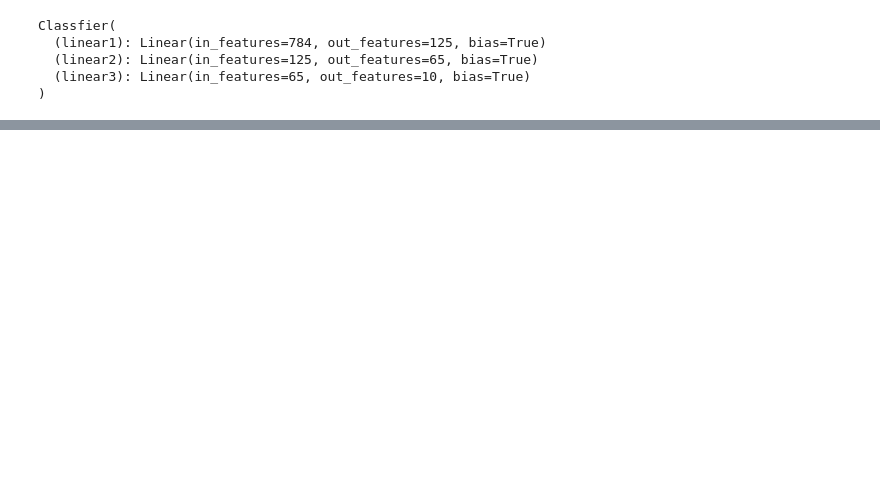
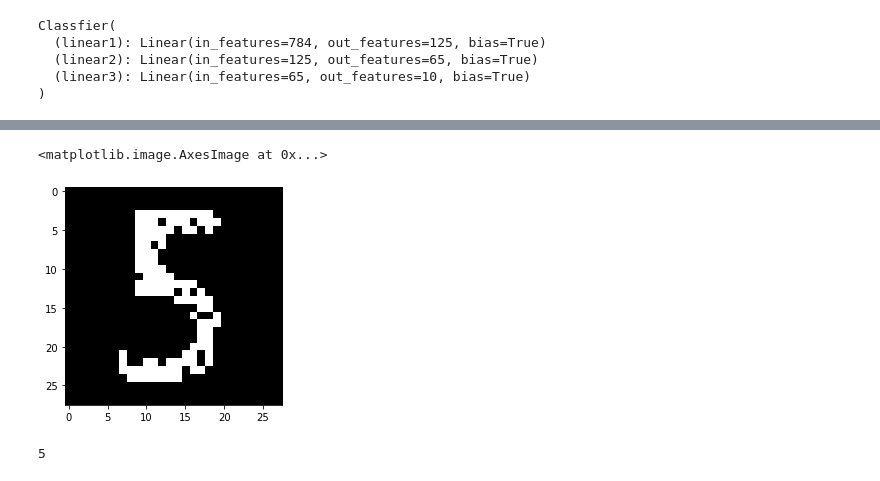
Before and after one commit to luckysouthchou/pytorch_udemy, a Jupyter notebook: MNIST.ipynb, the cells around one changed output, grey strips where cells are left out. Cells and saved outputs as stored; diff of their text form; code cells hidden in the pictures; blank space fills up the shorter version.

```diff
--- a/MNIST.ipynb
+++ b/MNIST.ipynb
@@ -145,0 +234,21 @@ plt.plot(running_correct_history, label = 'training accuracy')
+# %%
+img = PIL.ImageOps.invert(img)
+#change background color form white to black because our test data is black background, we need to confirm that
+img = img.convert('1')
+#trasnform ima from 1000 by 1000 to 28 by 28
+img = transform(img)
+#make sure to resieze image to 28 by 28 and from numpy array to tensor format
+plt.imshow(im_convert(img))
+# %% [output]
+<matplotlib.image.AxesImage at 0x...>
+[figure, added]
+# %%
+img = img.view(img.shape[0], -1)
+#1, 784(1 channel, 28 * 28), make image 1 dimentional
+output = model(img )
+#model using linear first, then using softmax to transfer the number into probabiloities, if the model is more sinple. softmax can be sigmoid function to transfer the number into probability
+_, pred = torch.max(output, 1)
+#return the index of the maximum probability value for that image
+print(pred.item())
+# %% [output]
+5
```
Also changed, not shown: parts of 11 cells of this notebook.
